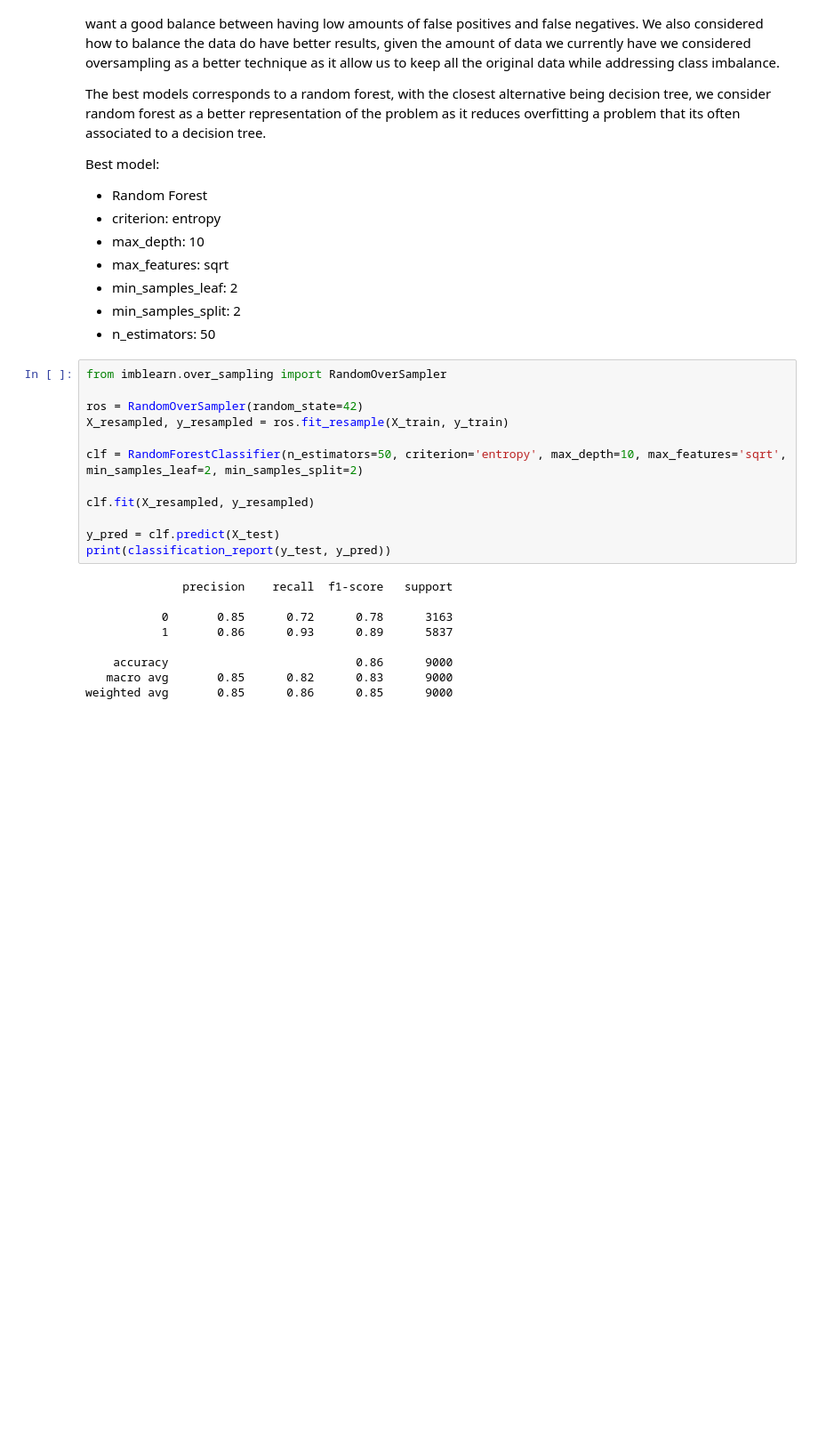
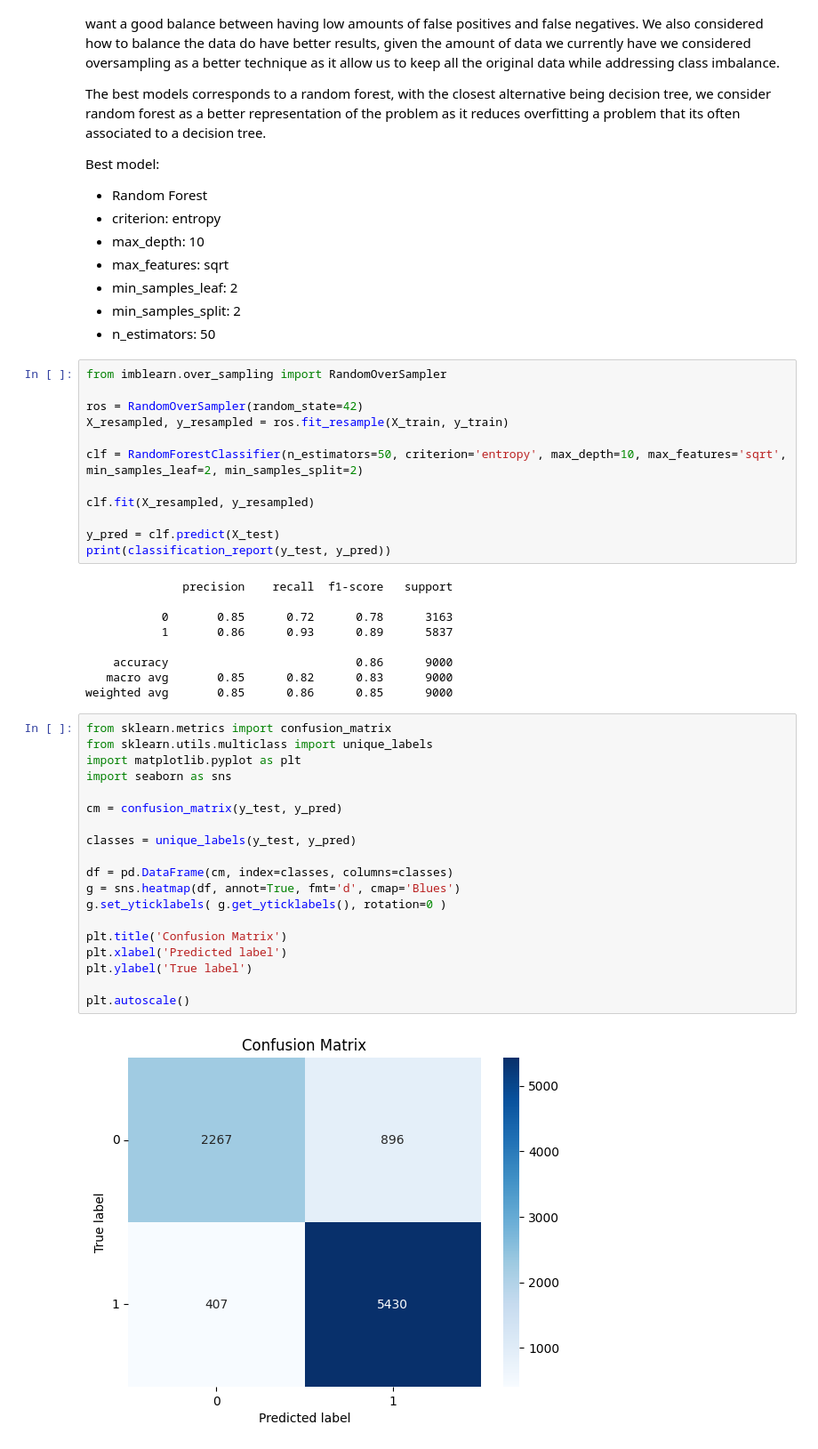
Before and after one commit to Cedricnator/datos_taller_3, a Jupyter notebook: notebooks/training.ipynb, the cells around one changed output. Shown: that part at 89% size. Saved outputs shown, nothing was run; the diff lists cells and outputs as text; blank space fills up the shorter version.

```diff
--- a/notebooks/training.ipynb
+++ b/notebooks/training.ipynb
@@ -279,3 +279,24 @@ print(classification_report(y_test, y_pred))
     accuracy                           0.86      9000
    macro avg       0.85      0.82      0.83      9000
 weighted avg       0.85      0.86      0.85      9000
+# %%
+from sklearn.metrics import confusion_matrix
+from sklearn.utils.multiclass import unique_labels
+import matplotlib.pyplot as plt
+import seaborn as sns
+
+cm = confusion_matrix(y_test, y_pred)
+
+classes = unique_labels(y_test, y_pred)
+
+df = pd.DataFrame(cm, index=classes, columns=classes)
+g = sns.heatmap(df, annot=True, fmt='d', cmap='Blues')
+g.set_yticklabels( g.get_yticklabels(), rotation=0 )
+
+plt.title('Confusion Matrix')
+plt.xlabel('Predicted label')
+plt.ylabel('True label')
+
+plt.autoscale()
+# %% [output]
+[figure, added]
```
Also changed, not shown: parts of 7 cells of this notebook, 3 other files.
